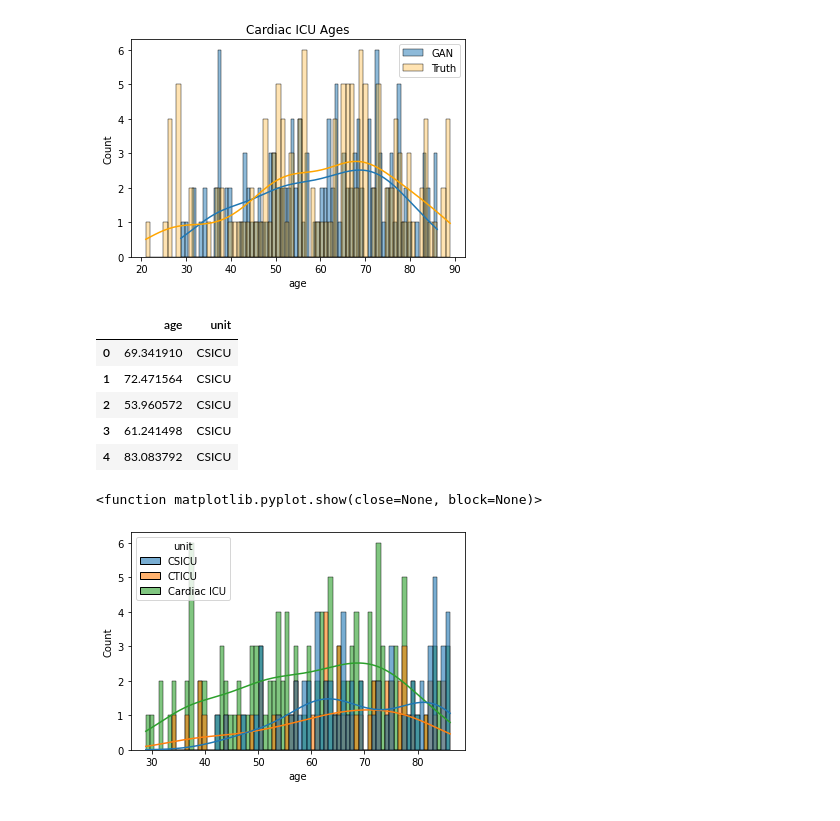
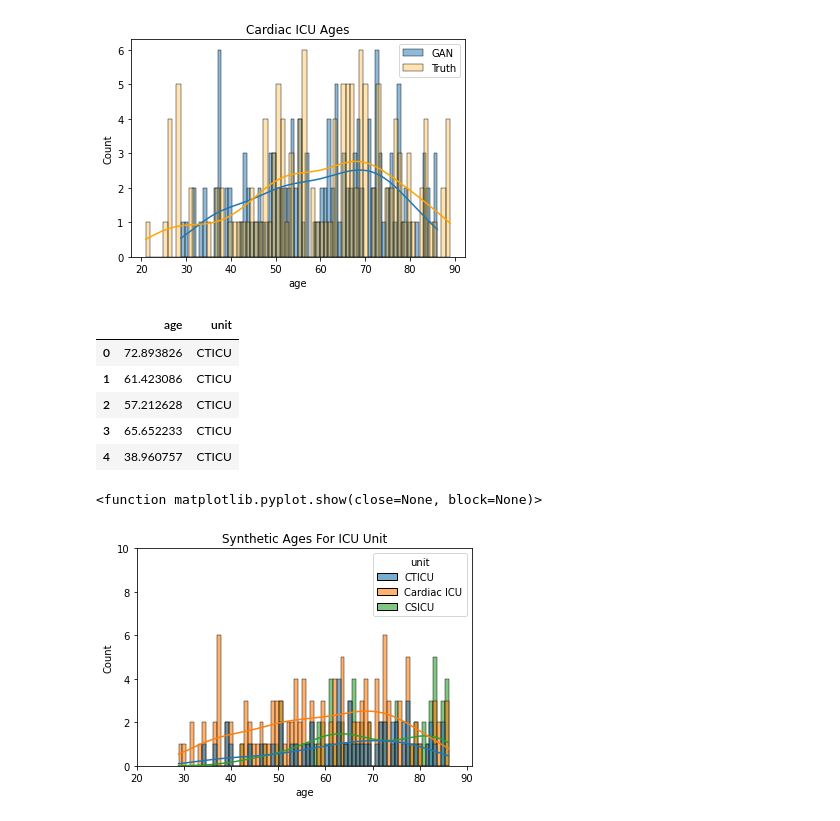
Before and after one commit to dianamJLAB/DS6050, a Jupyter notebook: eICU_gan/gan_work/age_unittype_gan_DM.ipynb, the cells around one changed output. Drawn from its saved outputs; the diff is of its cells as text; code cells hidden in the pictures.

```diff
--- a/eICU_gan/gan_work/age_unittype_gan_DM.ipynb
+++ b/eICU_gan/gan_work/age_unittype_gan_DM.ipynb
@@ -480,21 +481,24 @@ stdv:  17.081144691897197
 # combine all the generated ages into a single dataframe like the original (age, unit columns)
 df_synthetic_ageunittype = pd.DataFrame(np.concatenate([inv_gen_ages_cticu, inv_gen_ages_cardiacicu, inv_gen_ages_csicu], axis=0), columns=['age'])
 # add labels for correct rows for CSICU, CTICU, Cardiac_ICU
-ary_labels = ["CTICU"] * len(inv_gen_ages_csicu) + ["Cardiac_ICU"] * len(inv_gen_ages_cticu) + ["CSICU"] * len(inv_gen_ages_cardiacicu)
+ary_labels = ["CTICU"] * len(inv_gen_ages_cticu) + ["Cardiac ICU"] * len(inv_gen_ages_cardiacicu) + ["CSICU"] * len(inv_gen_ages_csicu)
 df_synthetic_ageunittype['unit'] = ary_labels
 df_synthetic_ageunittype.head()
 # %% [output]
 |  | age | unit |
-| 0 | 69.341910 | CSICU |
-| 1 | 72.471564 | CSICU |
-| 2 | 53.960572 | CSICU |
-| 3 | 61.241498 | CSICU |
-| 4 | 83.083792 | CSICU |
+| 0 | 72.893826 | CTICU |
+| 1 | 61.423086 | CTICU |
+| 2 | 57.212628 | CTICU |
+| 3 | 65.652233 | CTICU |
+| 4 | 38.960757 | CTICU |
 # %%
 df_synthetic_ageunittype.to_csv('../data/ourGAN_ages_ageunittype.csv', index=False)
 # %%
 sns.histplot(data=df_synthetic_ageunittype, x='age', hue='unit', bins=70, kde=True, alpha=0.6)
+plt.xlim(20,91)
+plt.ylim(0,10)
+plt.title('Synthetic Ages For ICU Unit')
 plt.show
 # %% [output]
 <function matplotlib.pyplot.show(close=None, block=None)>
-[figure, old version]
+[figure, new version]
```
Also changed, not shown: parts of 2 cells of this notebook, 6 other files.
